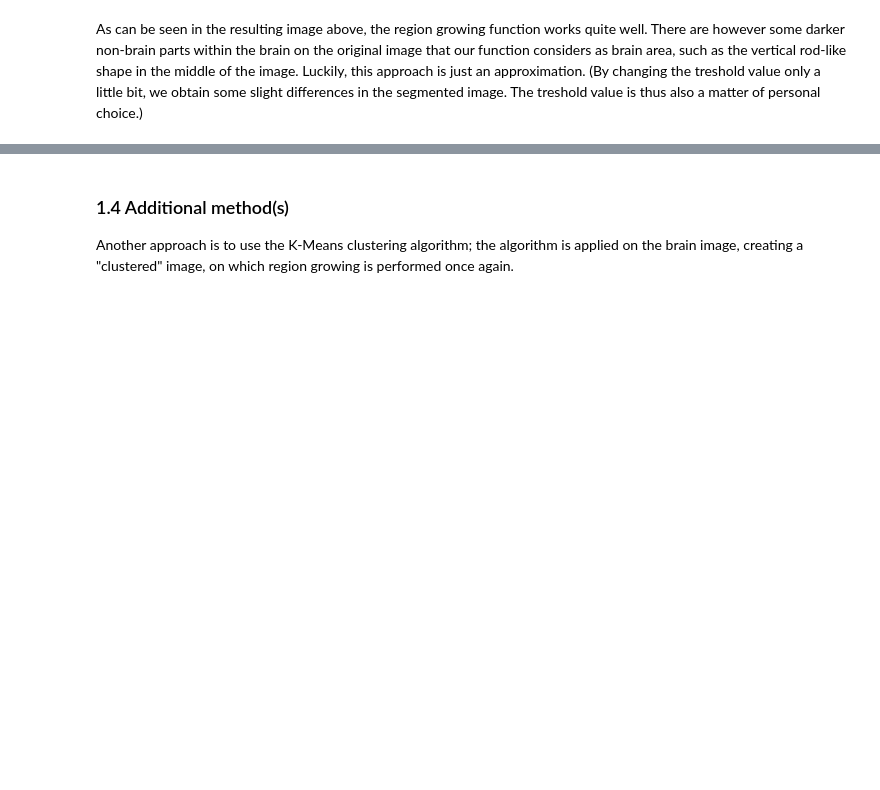
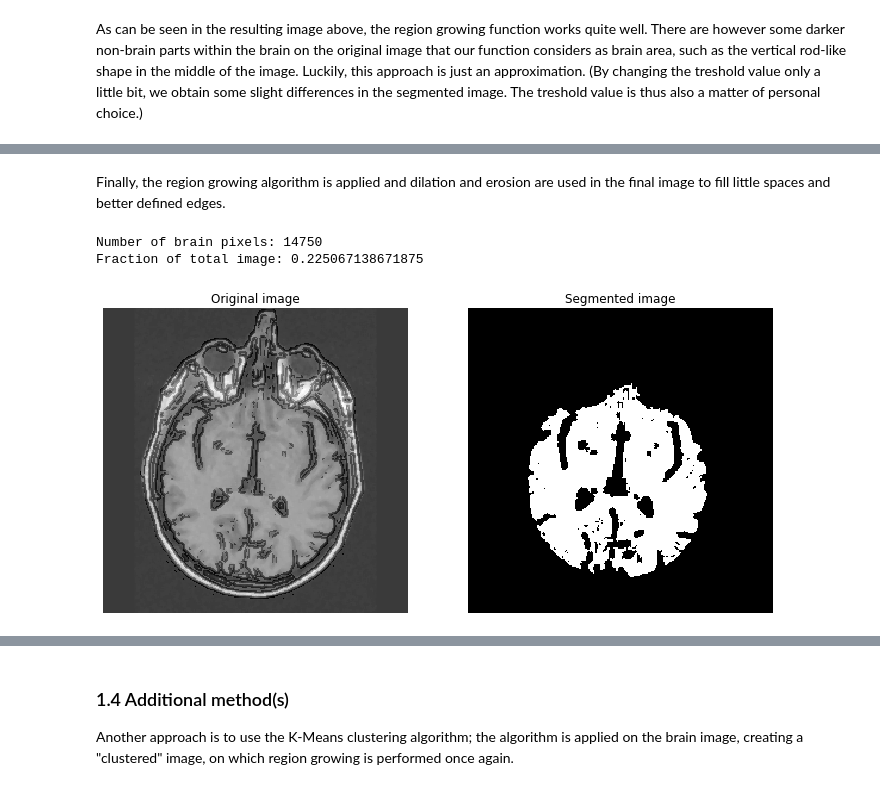
Before and after one commit to emarazz/iapr_2020, a Jupyter notebook: our_labs/lab_01_segmentation.ipynb, the cells around one changed output, grey strips where cells are left out. Cells and saved outputs as stored; diff of their text form; code cells hidden in the pictures; blank space fills up the shorter version.

```diff
--- a/our_labs/lab_01_segmentation.ipynb
+++ b/our_labs/lab_01_segmentation.ipynb
@@ -65,8 +65,6 @@ ax.set_xlim(0, 175);
 # %% [markdown]
 The function in the next cell implements the region growing technique. In our approach we consider only four neighbours in the iterations; the right, lower, left and upper one (in that sequence). This function will print the estimated number of pixels that the brain mass accounts for, as well as its fraction of the full image, and it also shows the selected pixels in white on a final image.
 # %%
-from tqdm import tqdm
-
 def region_growing(image, seed, treshold):
     neighbours = [[0, 1], [1, 0], [0, -1], [-1, 0]]
     #in case we want to consider 8 neighbours:
@@ -111,6 +109,8 @@ def region_growing(image, seed, treshold):
     plt.title('Segmented image')
     plt.axis('off')
     plt.show(block=True)
+
+    return segmented_image
 # %% [markdown]
 We chose the seed to be at coordinate [100, 154], and next we decided on a treshold value (intensity difference) of 7 by calibration:
 # %%
@@ -126,0 +194,8 @@ Add your implementation and discussion
+# %% [markdown]
+Finally, the region growing algorithm is applied and dilation and erosion are used in the final image to fill little spaces and better defined edges.
+# %%
+segmented_image = region_growing(LoG_mask, [100,154], 5)
+# %% [output]
+Number of brain pixels: 14750
+Fraction of total image: 0.225067138671875
+[figure, added]
```
Also changed, not shown: parts of 9 cells of this notebook, 1 other file.
